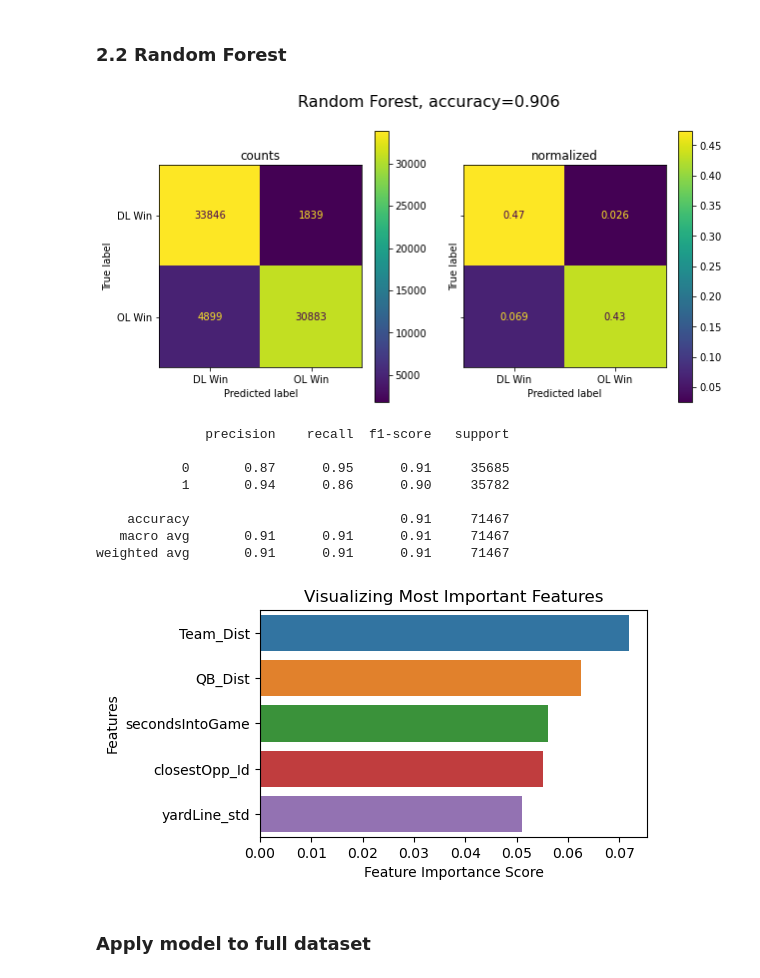
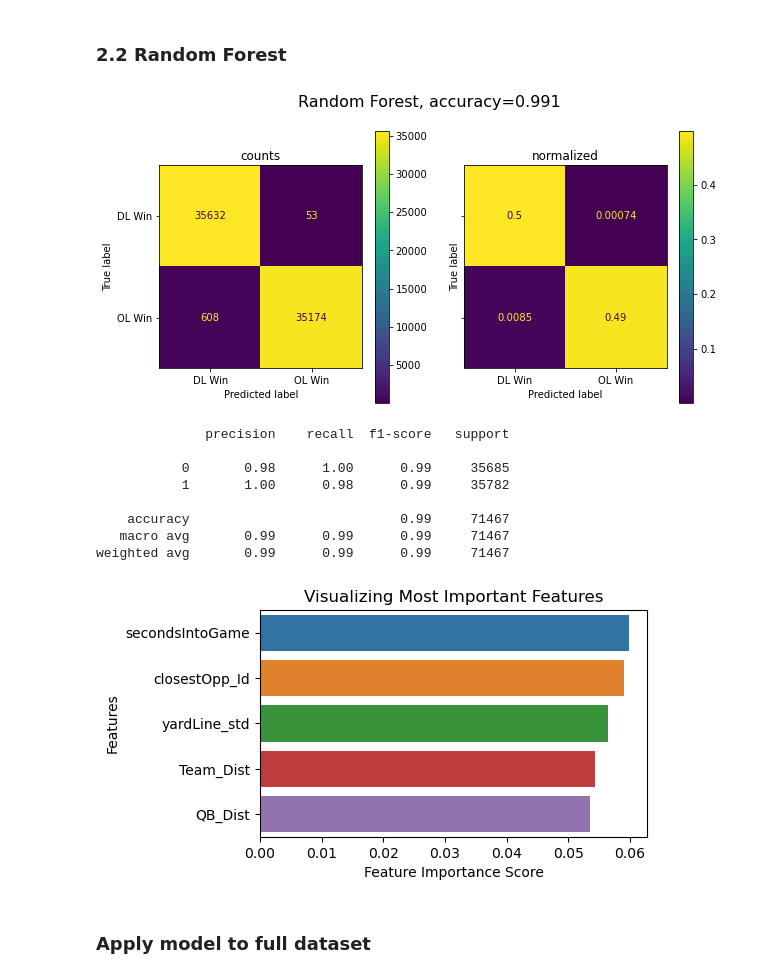
Before and after one commit to tramsay-deloitte/NFL-Data-Bowl-2023-Big-Time-Pass-Rush, a Jupyter notebook: Offensive_Lineman_Binary_Success_Classifier.ipynb, the cells around one changed output. Cells and saved outputs as stored; diff of their text form; code cells hidden in the pictures.

```diff
--- a/Offensive_Lineman_Binary_Success_Classifier.ipynb
+++ b/Offensive_Lineman_Binary_Success_Classifier.ipynb
@@ -76,8 +76,8 @@ X = X.join(dummies)
 y = df[['olineman_win', 'pff_beatenByDefender',
                    'pff_hitAllowed', 'pff_hurryAllowed', 'pff_sackAllowed']]
 # %%
-#drop variables to prevent perfect collinearity
-X = X.drop(['displayName', 'x_std', 'y_std', 'nflId', 'playId', 'gameId', 'pff_positionLinedUp_C', 'offenseFormation_JUMBO','personnelO_6 OL, 2 RB, 2 TE, 0 WR', 'personnelD_6 DL, 1 LB, 4 DB', 'homeOrAway_away', 'dropBackType_UNKNOWN', 'pff_passCoverage_Miscellaneous', 'pff_passCoverageType_Other'], axis = 1)
+#drop variables to prevent perfect collinearity and multi-collinearity
+X = X.drop(['x_std', 'y_std', 'nflId', 'gameId', 'pff_positionLinedUp_C', 'offenseFormation_JUMBO','personnelO_6 OL, 2 RB, 2 TE, 0 WR', 'personnelD_6 DL, 1 LB, 4 DB', 'homeOrAway_away', 'dropBackType_UNKNOWN', 'pff_passCoverage_Miscellaneous', 'pff_passCoverageType_Other'], axis = 1)
 # %%
 #create df for binary classification and multiclassification
 df2 = X.join(y.olineman_win)
@@ -132,5 +132,5 @@ df_under.head()
 # %%
-X = df_under.drop(['olineman_win'], axis = 1)
+X = df_under.drop(['displayName', 'playId','olineman_win'], axis = 1)
 y = df_under.olineman_win
 # %% [markdown]
 Undersample because very large dataset
@@ -169,40 +171,32 @@ X_tr, X_te, y_tr, y_te = train_test_split(X, y, test_size = 0.2, random_state =
 # %%
 #Random forest classifier
-clf = RandomForestClassifier(n_estimators=90,random_state=42,max_depth=20)
+clf = RandomForestClassifier(criterion = 'entropy', max_features = 5, min_samples_split = 2, n_estimators=100 ,random_state=0)
 clf.fit(X_tr, y_tr)
 y_pred = clf.predict(X_te)
 acc = accuracy_score(y_te, y_pred)
 cm = confusion_matrix(y_te, y_pred)
 #plot
 fig, axes = plt.subplots(1, 2, figsize=(10, 5), sharey='row')
 cmd = ConfusionMatrixDisplay(cm, display_labels=class_names )
 cmd.plot(ax=axes[0])
 axes[0].set_title('counts')
 cmd = ConfusionMatrixDisplay(cm/np.sum(cm[:]),display_labels=class_names)
 cmd.plot(ax=axes[1])
 axes[1].set_title('normalized')
 fig.suptitle('Random Forest, accuracy=%2.3f'%(acc), fontsize=16);
-# fig, ax = plt.subplots(figsize=(5, 3),dpi= 100)
-# ax =sns.heatmap(cm,annot = True,cmap = "inferno",xticklabels=class_names,yticklabels=class_names)
-# plt.yticks(rotation=0)
-# plt.title('accuracy = %2.2f'%acc)
-# ax.axis('equal')
-# plt.xlabel('true label')
-# plt.ylabel('predicted label')
-# plt.show()
 # %% [output]
-[figure, old version]
+[figure, new version]
 # %%
 print(classification_report(y_te, y_pred))
 # %% [output]
               precision    recall  f1-score   support
 
-           0       0.87      0.95      0.91     35685
-           1       0.94      0.86      0.90     35782
+           0       0.98      1.00      0.99     35685
+           1       1.00      0.98      0.99     35782
 
-    accuracy                           0.91     71467
-   macro avg       0.91      0.91      0.91     71467
-weighted avg       0.91      0.91      0.91     71467
+    accuracy                           0.99     71467
+   macro avg       0.99      0.99      0.99     71467
+weighted avg       0.99      0.99      0.99     71467
 # %%
 #view feature importance
 features = X.columns.tolist()
@@ -216,6 +210,6 @@ plt.ylabel('Features')
 plt.title("Visualizing Most Important Features")
 plt.show()
 # %% [output]
-[figure, old version]
+[figure, new version]
 # %% [markdown]
 ### Apply model to full dataset
```
Also changed, not shown: parts of 12 cells of this notebook, 2 other files.
